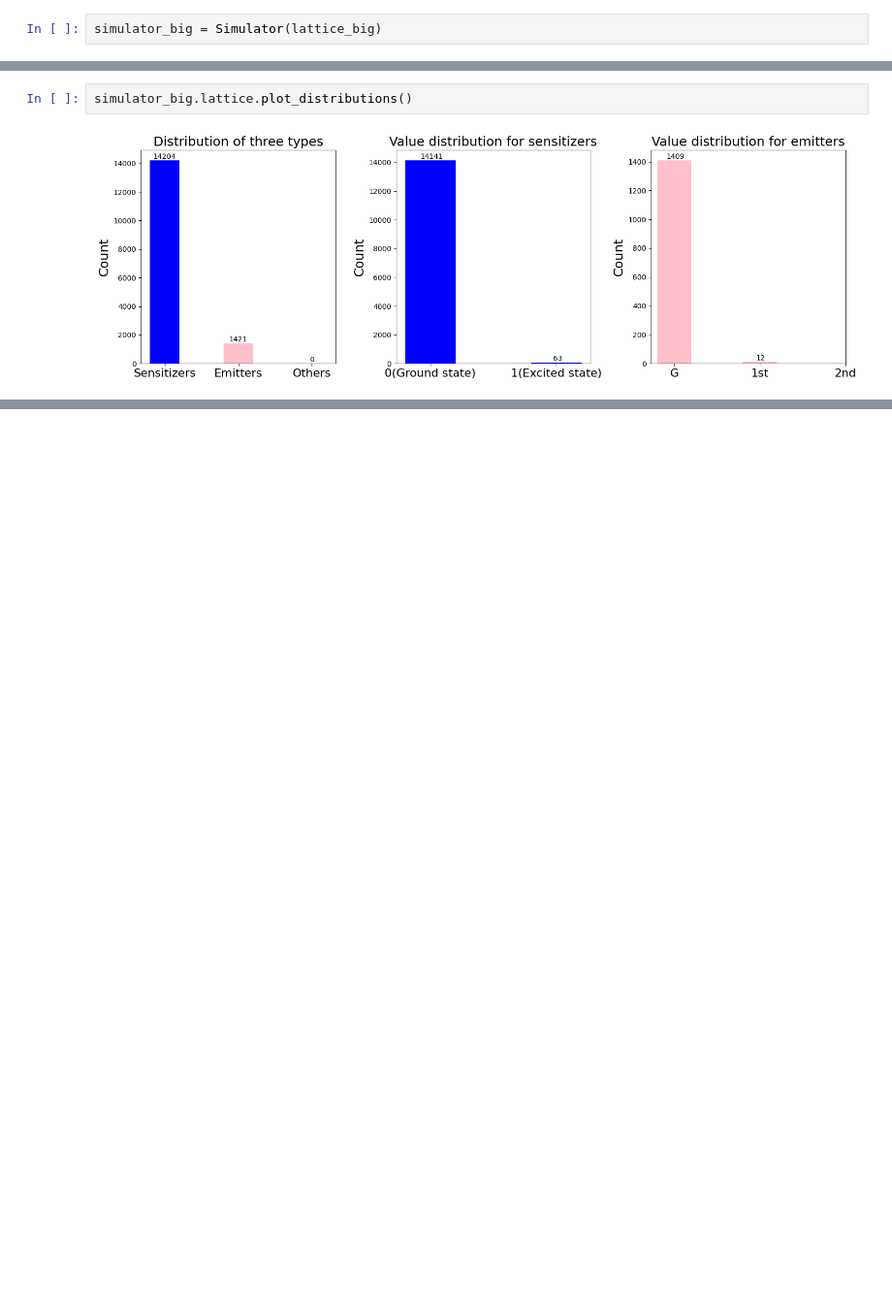
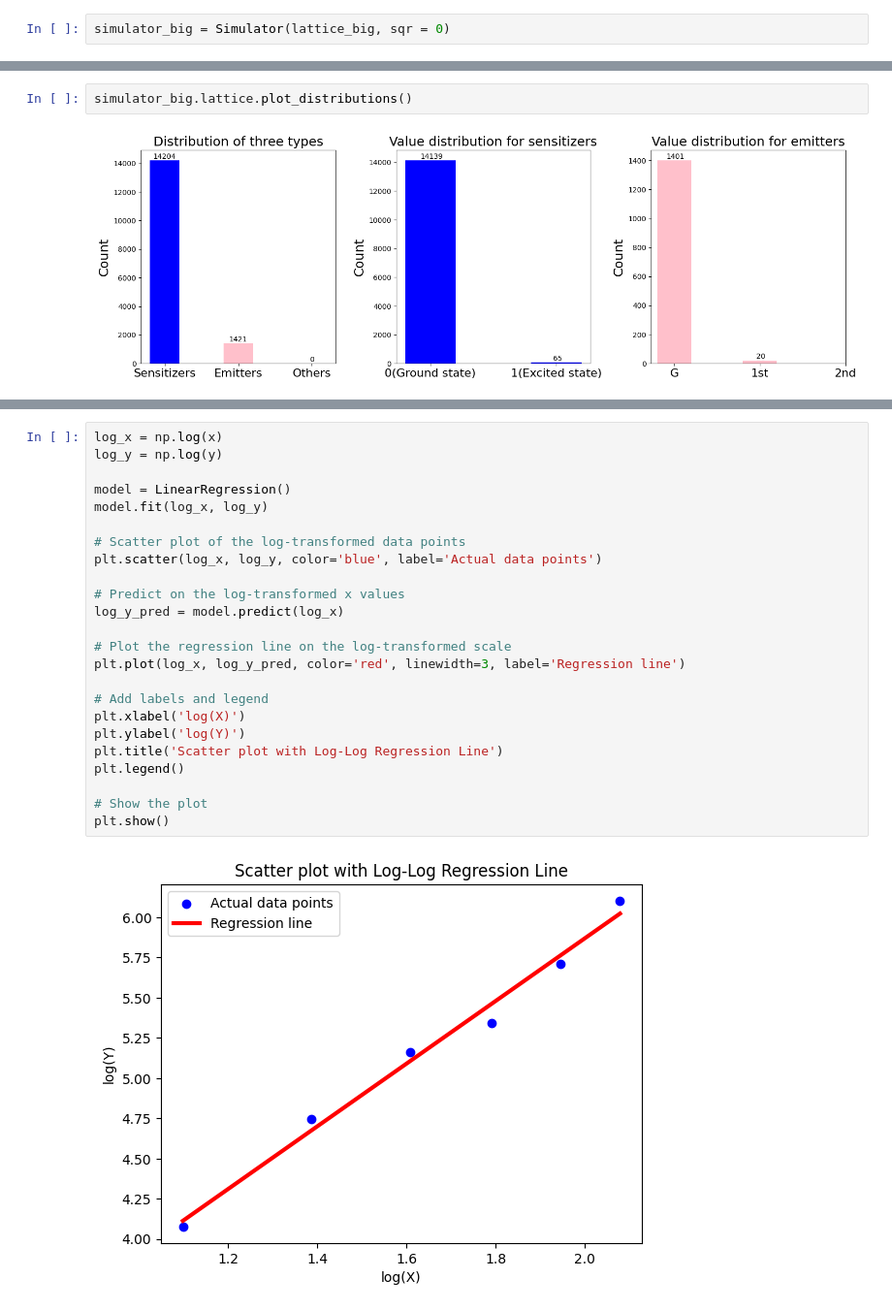
Before and after one commit to yzheng0331/ODE-coefs, a Jupyter notebook: MC_Er/mc2.ipynb, the cells around one changed output, grey strips where cells are left out. Shown: that part at 97% size. Cells and saved outputs as stored; diff of their text form; blank space fills up the shorter version.

```diff
--- a/MC_Er/mc2.ipynb
+++ b/MC_Er/mc2.ipynb
@@ -8,5 +8,5 @@ import matplotlib.pyplot as plt
 # %%
 lattice_big = SquareLattice(0.2, 0.02)
 # %%
-simulator_big = Simulator(lattice_big)
+simulator_big = Simulator(lattice_big, sqr = 0)
 # %%
@@ -47,0 +84,26 @@ simulator_big.t
+# %%
+log_x = np.log(x)
+log_y = np.log(y)
+
+model = LinearRegression()
+model.fit(log_x, log_y)
+
+# Scatter plot of the log-transformed data points
+plt.scatter(log_x, log_y, color='blue', label='Actual data points')
+
+# Predict on the log-transformed x values
+log_y_pred = model.predict(log_x)
+
+# Plot the regression line on the log-transformed scale
+plt.plot(log_x, log_y_pred, color='red', linewidth=3, label='Regression line')
+
+# Add labels and legend
+plt.xlabel('log(X)')
+plt.ylabel('log(Y)')
+plt.title('Scatter plot with Log-Log Regression Line')
+plt.legend()
+
+# Show the plot
+plt.show()
+# %% [output]
+[figure, added]
```
Also changed, not shown: parts of 13 cells of this notebook, 2 other files.
